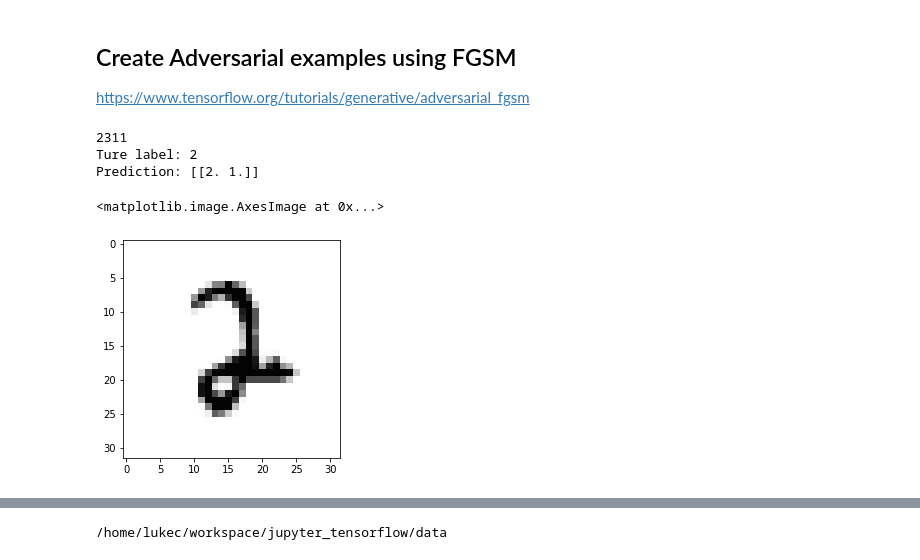
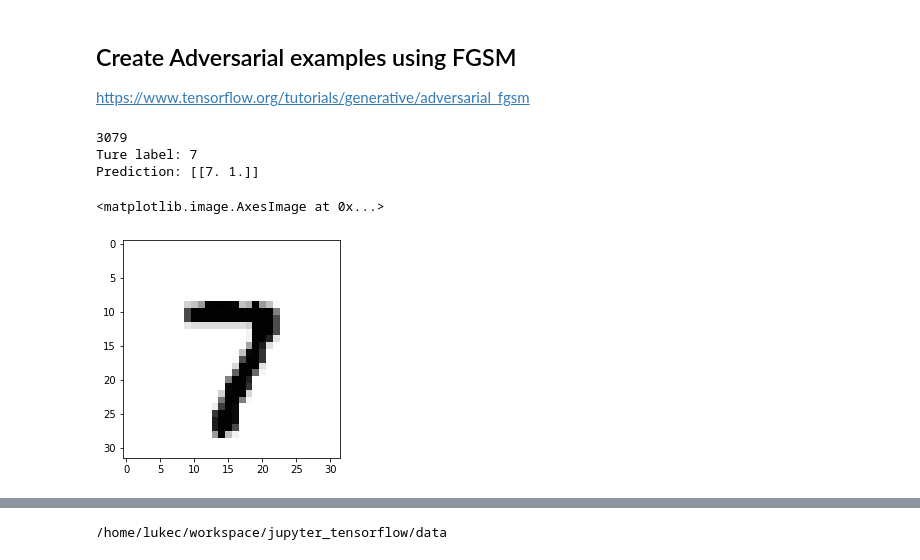
Before and after one commit to changx03/jupyter_tensorflow, a Jupyter notebook: lenet5_encoder.ipynb, the cells around one changed output, grey strips where cells are left out. Drawn from its saved outputs; the diff is of its cells as text; code cells hidden in the pictures.

```diff
--- a/lenet5_encoder.ipynb
+++ b/lenet5_encoder.ipynb
@@ -257,20 +256,21 @@ def create_adversarial_perturbation(input_img, input_probs):
     signed_grad = tf.sign(gradient)
     return signed_grad
 # %%
+# testing
 # idx = np.random.randint(0, len(y_test))
-idx = 2311
+idx = 3079
 print(idx)
 print('Ture label:', y_test[idx])
 pred = get_predictions(np.array([x_test[idx]]))
 print('Prediction:', pred)
 plt.figure()
 plt.imshow(x_test[idx,:,:,0], cmap='Greys', vmin=0, vmax=1.0)
 # %% [output]
-2311
-Ture label: 2
-Prediction: [[2. 1.]]
+3079
+Ture label: 7
+Prediction: [[7. 1.]]
 <matplotlib.image.AxesImage at 0x...>
-[figure, old version]
+[figure, new version]
 # %%
 img = x_test[idx]
 # use prediction from the model instead of true label
```
Also changed, not shown: parts of 20 cells of this notebook.
